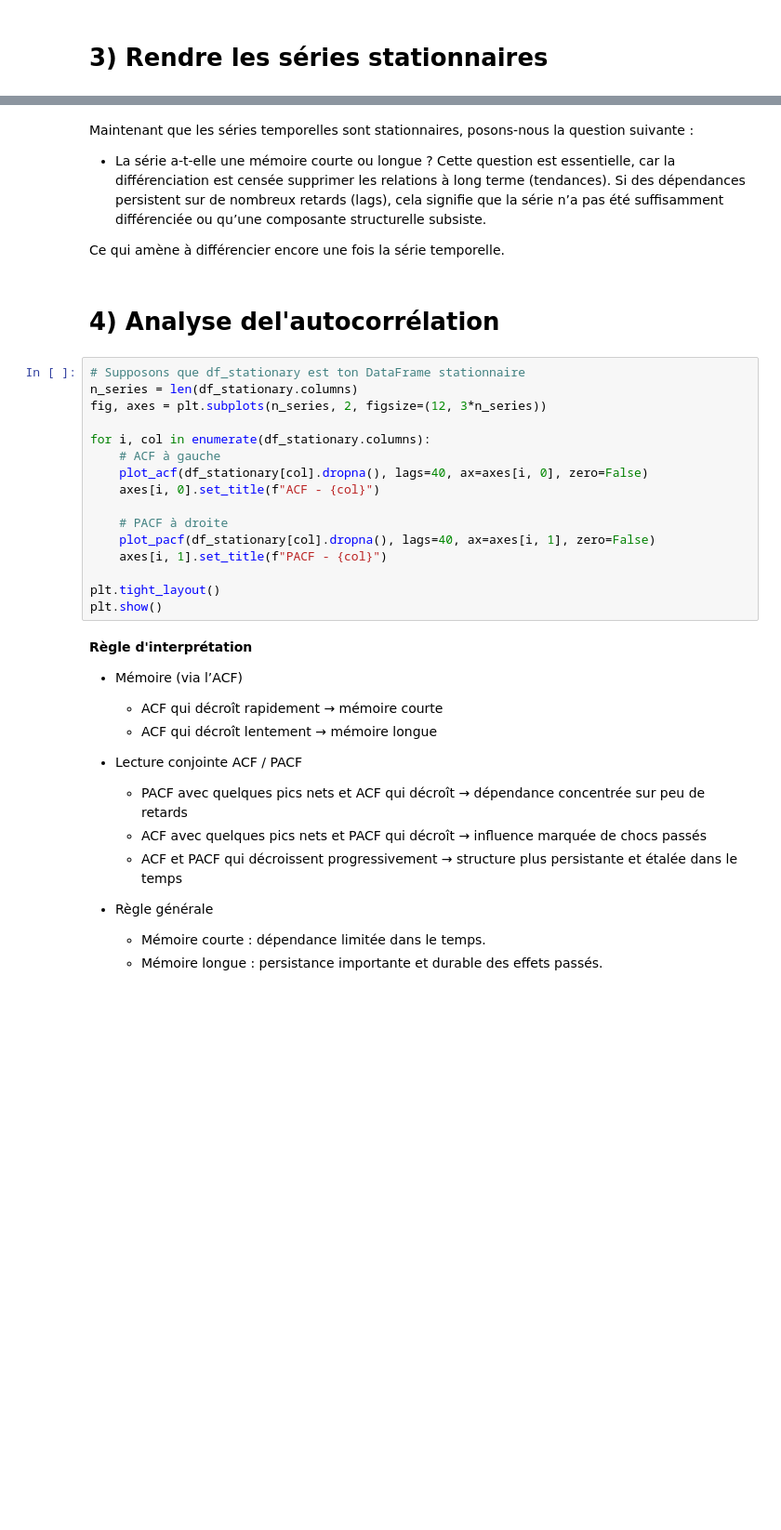
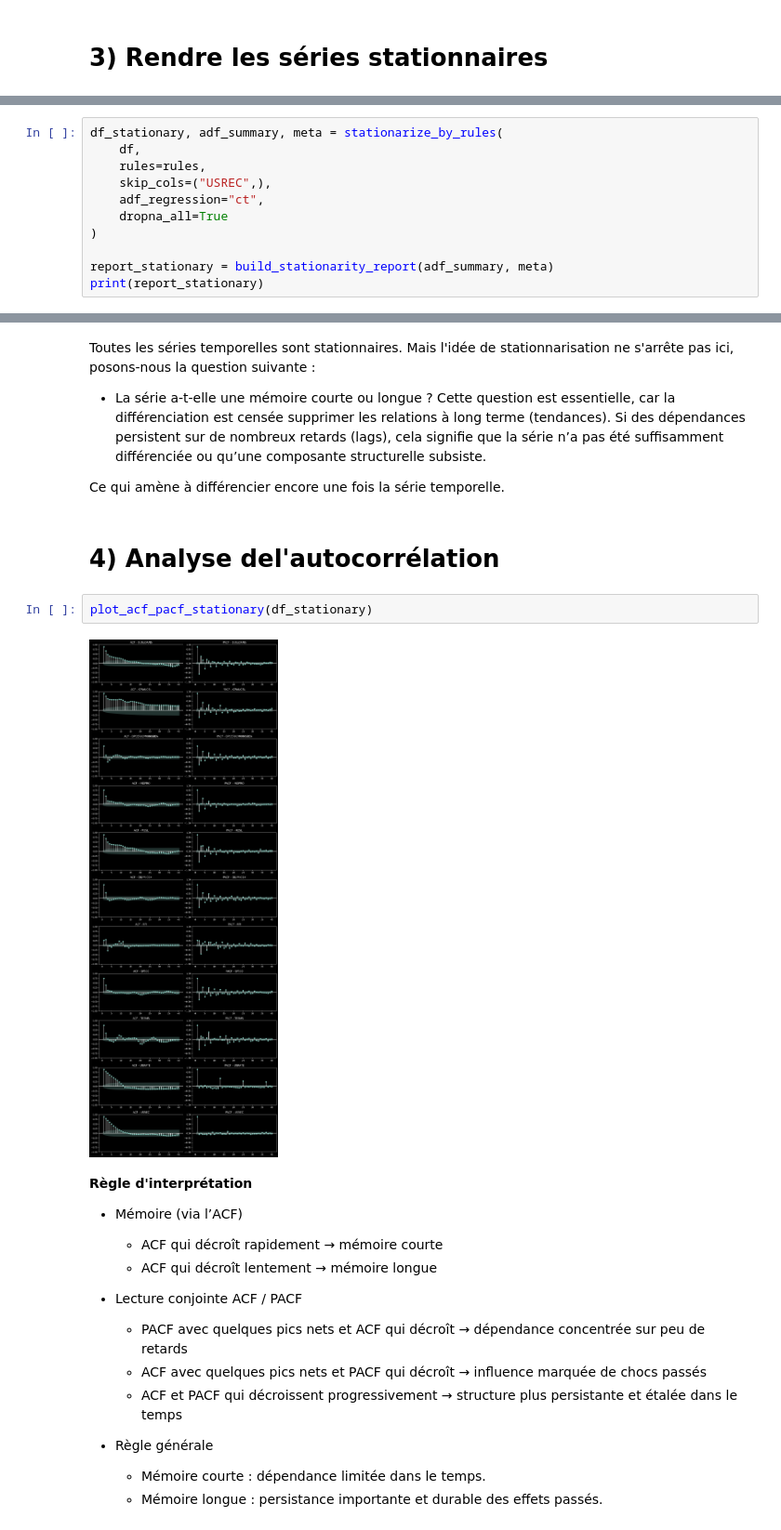
Before and after one commit to MitaDataAI/Explainable_AI_Forecast_and_explain_the_Unemployment_of_USA, a Jupyter notebook: 3_notebook/1_stationarity.ipynb, the cells around one changed output, grey strips where cells are left out. Shown: that part at 93% size. Drawn from its saved outputs; the diff is of its cells as text; blank space fills up the shorter version.

Commit message:
stationarity

```diff
--- a/3_notebook/1_stationarity.ipynb
+++ b/3_notebook/1_stationarity.ipynb
@@ -413,0 +260,11 @@ df_stationary = df_trans
+# %%
+df_stationary, adf_summary, meta = stationarize_by_rules(
+    df,
+    rules=rules,
+    skip_cols=("USREC",),
+    adf_regression="ct",
+    dropna_all=True
+)
+
+report_stationary = build_stationarity_report(adf_summary, meta)
+print(report_stationary)
@@ -414,6 +289,5 @@ df_stationary = df_trans
 # %% [markdown]
-Maintenant que les séries temporelles sont stationnaires, posons-nous la question suivante :
-
+Toutes les séries temporelles sont stationnaires. Mais l'idée de stationnarisation ne s'arrête pas ici, posons-nous la question suivante :
 - La série a-t-elle une mémoire courte ou longue ?
 Cette question est essentielle, car la différenciation est censée supprimer les relations à long terme (tendances). Si des dépendances persistent sur de nombreux retards (lags), cela signifie que la série n’a pas été suffisamment différenciée ou qu’une composante structurelle subsiste.
 
@@ -421,21 +295,9 @@ Ce qui amène à différencier encore une fois la série temporelle.
 # %% [markdown]
 # 4) Analyse del'autocorrélation
 # %%
-# Supposons que df_stationary est ton DataFrame stationnaire
-n_series = len(df_stationary.columns)
-fig, axes = plt.subplots(n_series, 2, figsize=(12, 3*n_series))
-
-for i, col in enumerate(df_stationary.columns):
-    # ACF à gauche
-    plot_acf(df_stationary[col].dropna(), lags=40, ax=axes[i, 0], zero=False)
-    axes[i, 0].set_title(f"ACF - {col}")
-
-    # PACF à droite
-    plot_pacf(df_stationary[col].dropna(), lags=40, ax=axes[i, 1], zero=False)
-    axes[i, 1].set_title(f"PACF - {col}")
-
-plt.tight_layout()
-plt.show()
+plot_acf_pacf_stationary(df_stationary)
+# %% [output]
+[figure, added]
 # %% [markdown]
 **Règle d'interprétation**
 - Mémoire (via l’ACF)
```
Also changed, not shown: parts of 20 cells of this notebook, 1 other file.
